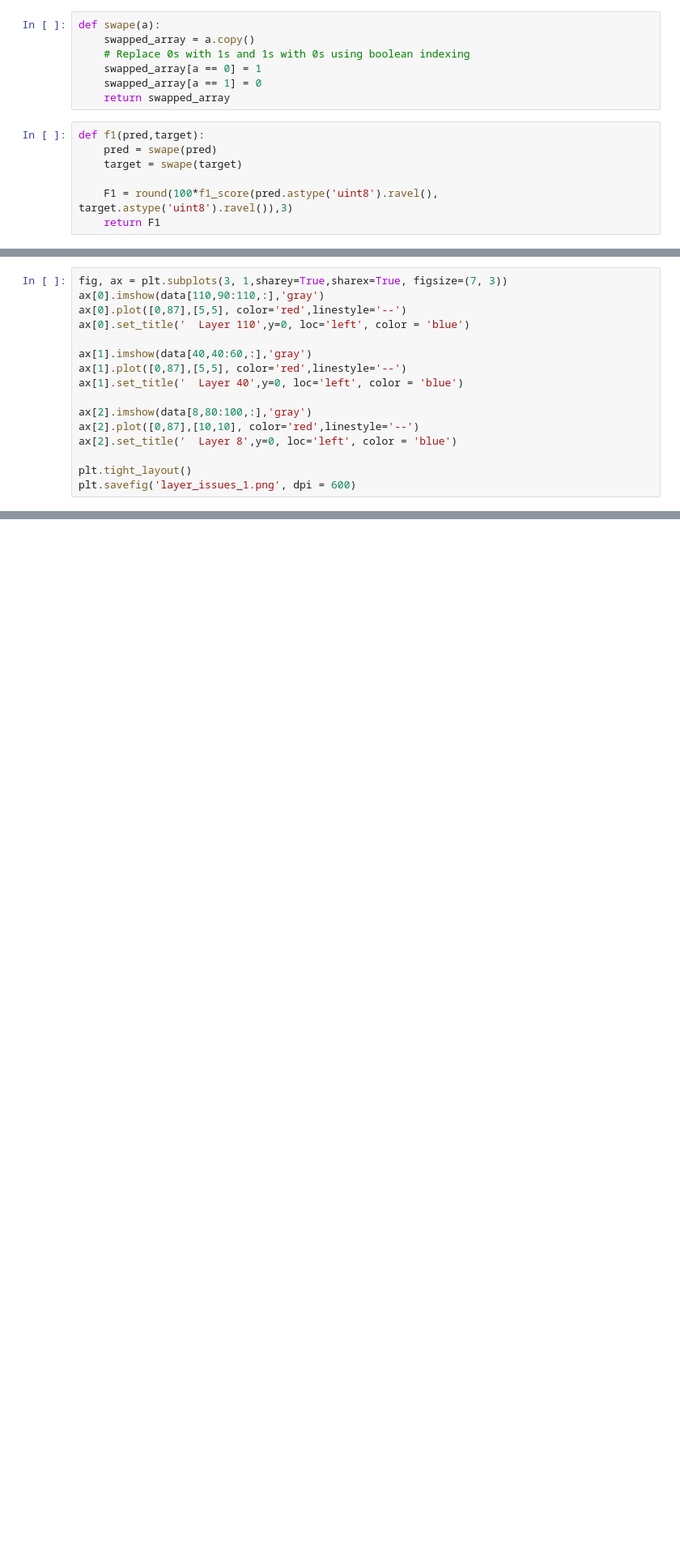
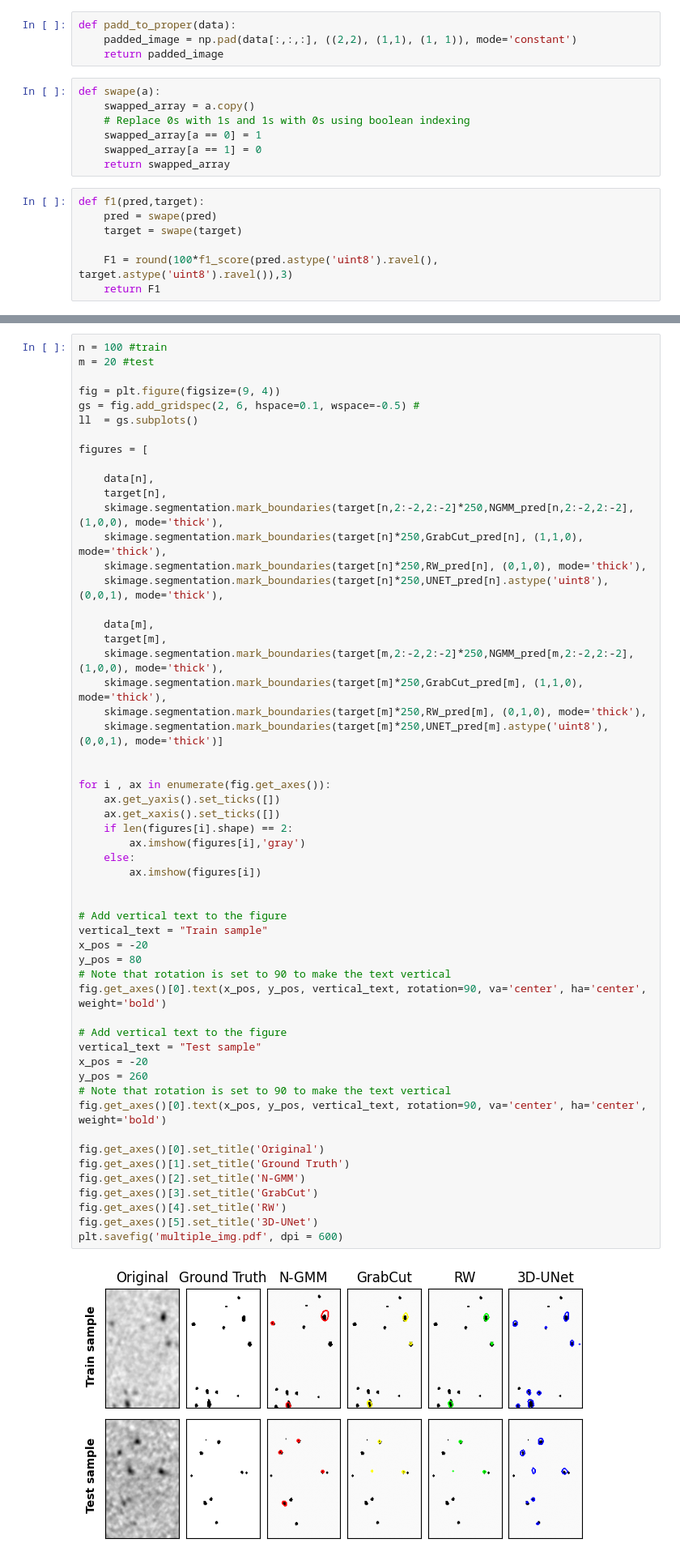
Before and after one commit to Faramarz-bagherzadeh/MicroCT_Segmentation_3DUnet, a Jupyter notebook: 6-Segmentation_comparison/Segmentation_comparison.ipynb, the cells around one changed output, grey strips where cells are left out. Shown: that part at 81% size. Drawn from its saved outputs; the diff is of its cells as text; blank space fills up the shorter version.

```diff
--- a/6-Segmentation_comparison/Segmentation_comparison.ipynb
+++ b/6-Segmentation_comparison/Segmentation_comparison.ipynb
@@ -27,3 +23,7 @@ def padd_to_proper(data, target):
+# %%
+def padd_to_proper(data):
+    padded_image = np.pad(data[:,:,:], ((2,2), (1,1), (1, 1)), mode='constant')
+    return padded_image
 # %%
 def swape(a):
     swapped_array = a.copy()
@@ -159,16 +102,0 @@ plt.savefig('layer_issues_2.png', dpi = 600)
-# %%
-fig, ax = plt.subplots(3, 1,sharey=True,sharex=True, figsize=(7, 3))
-ax[0].imshow(data[110,90:110,:],'gray')
-ax[0].plot([0,87],[5,5], color='red',linestyle='--')
-ax[0].set_title('  Layer 110',y=0, loc='left', color = 'blue')
-
-ax[1].imshow(data[40,40:60,:],'gray')
-ax[1].plot([0,87],[5,5], color='red',linestyle='--')
-ax[1].set_title('  Layer 40',y=0, loc='left', color = 'blue')
-
-ax[2].imshow(data[8,80:100,:],'gray')
-ax[2].plot([0,87],[10,10], color='red',linestyle='--')
-ax[2].set_title('  Layer 8',y=0, loc='left', color = 'blue')
-
-plt.tight_layout()
-plt.savefig('layer_issues_1.png', dpi = 600)
@@ -278,0 +136,57 @@ plt.savefig('multiple_img.pdf', dpi = 600)
+# %%
+n = 100 #train
+m = 20 #test
+
+fig = plt.figure(figsize=(9, 4))
+gs = fig.add_gridspec(2, 6, hspace=0.1, wspace=-0.5) #
+ll  = gs.subplots()
+
+figures = [
+
+    data[n],
+    target[n],
+    skimage.segmentation.mark_boundaries(target[n,2:-2,2:-2]*250,NGMM_pred[n,2:-2,2:-2], (1,0,0), mode='thick'),
+    skimage.segmentation.mark_boundaries(target[n]*250,GrabCut_pred[n], (1,1,0), mode='thick'),
+    skimage.segmentation.mark_boundaries(target[n]*250,RW_pred[n], (0,1,0), mode='thick'),
+    skimage.segmentation.mark_boundaries(target[n]*250,UNET_pred[n].astype('uint8'), (0,0,1), mode='thick'),
+
+    data[m],
+    target[m],
+    skimage.segmentation.mark_boundaries(target[m,2:-2,2:-2]*250,NGMM_pred[m,2:-2,2:-2], (1,0,0), mode='thick'),
+    skimage.segmentation.mark_boundaries(target[m]*250,GrabCut_pred[m], (1,1,0), mode='thick'),
+    skimage.segmentation.mark_boundaries(target[m]*250,RW_pred[m], (0,1,0), mode='thick'),
+    skimage.segmentation.mark_boundaries(target[m]*250,UNET_pred[m].astype('uint8'), (0,0,1), mode='thick')]
+
+
+for i , ax in enumerate(fig.get_axes()):
+    ax.get_yaxis().set_ticks([])
+    ax.get_xaxis().set_ticks([])
+    if len(figures[i].shape) == 2:
+        ax.imshow(figures[i],'gray')
+    else:
+        ax.imshow(figures[i])
+
+
+# Add vertical text to the figure
+vertical_text = "Train sample"
+x_pos = -20
+y_pos = 80
+# Note that rotation is set to 90 to make the text vertical
+fig.get_axes()[0].text(x_pos, y_pos, vertical_text, rotation=90, va='center', ha='center', weight='bold')
+
+# Add vertical text to the figure
+vertical_text = "Test sample"
+x_pos = -20
+y_pos = 260
+# Note that rotation is set to 90 to make the text vertical
+fig.get_axes()[0].text(x_pos, y_pos, vertical_text, rotation=90, va='center', ha='center', weight='bold')
+
+fig.get_axes()[0].set_title('Original')
+fig.get_axes()[1].set_title('Ground Truth')
+fig.get_axes()[2].set_title('N-GMM')
+fig.get_axes()[3].set_title('GrabCut')
+fig.get_axes()[4].set_title('RW')
+fig.get_axes()[5].set_title('3D-UNet')
+plt.savefig('multiple_img.pdf', dpi = 600)
+# %% [output]
+[figure, added]
```
Also changed, not shown: parts of 17 cells of this notebook, 1 other file.
